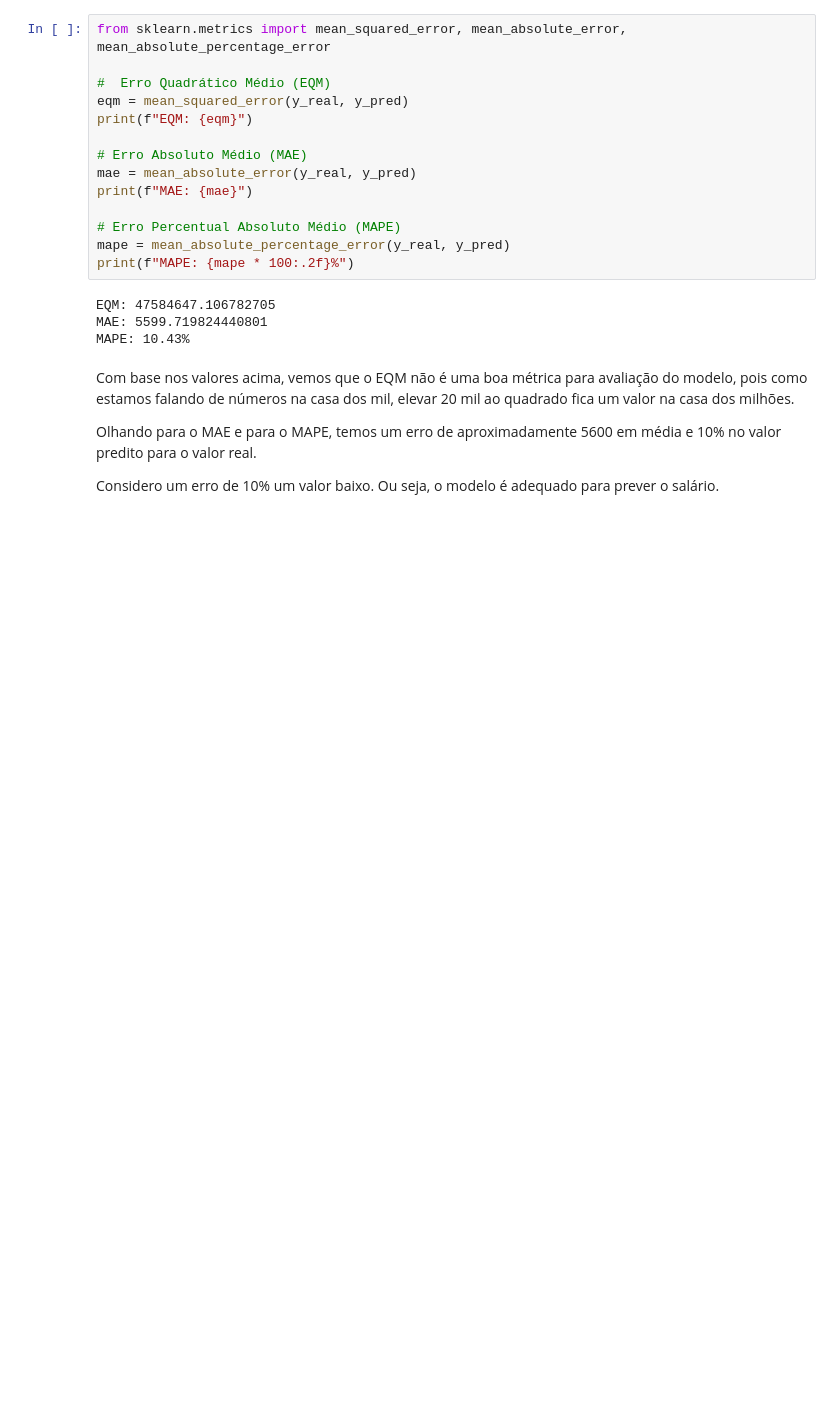
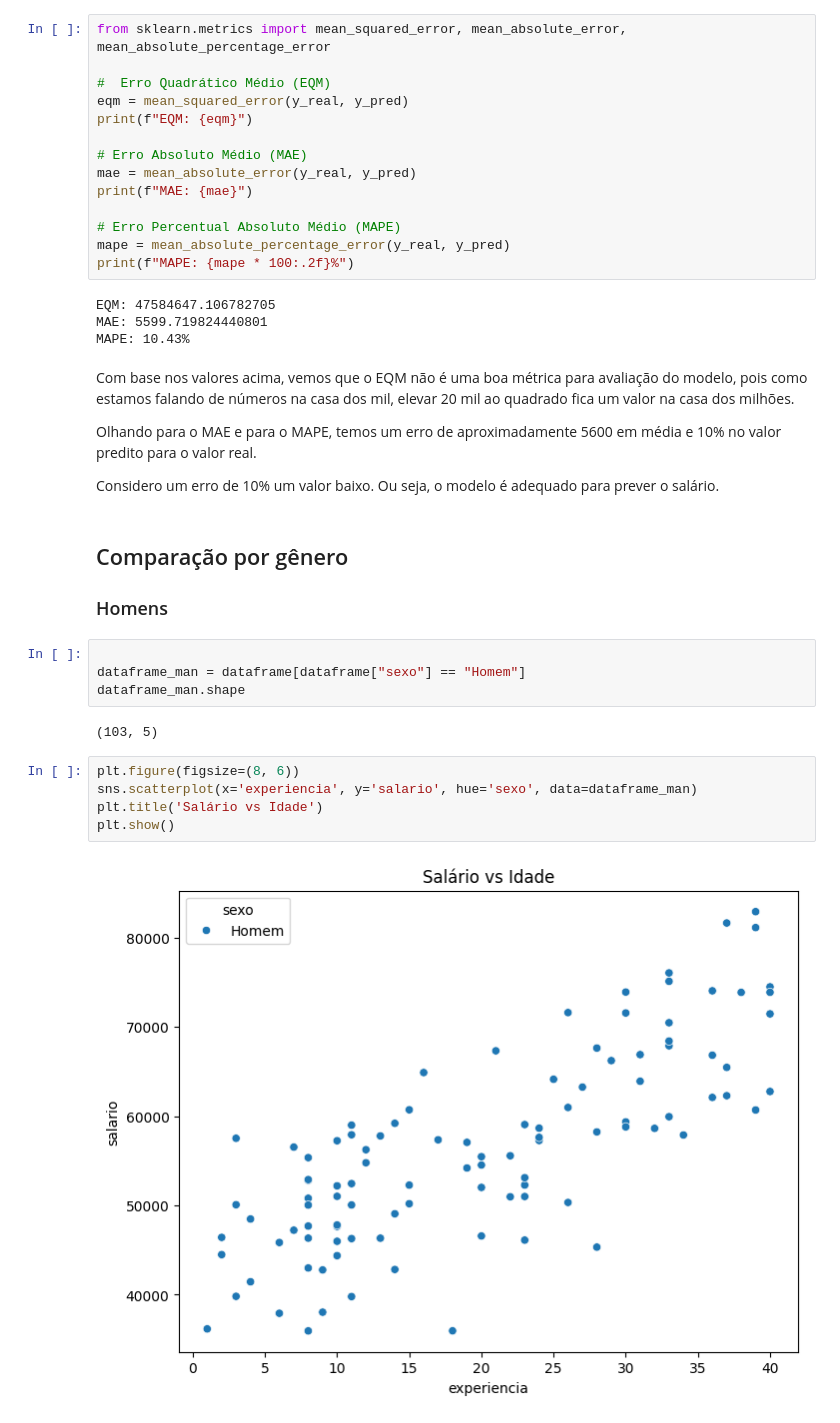
Before and after one commit to GodKelvin/pos-ia-dados-ufes, a Jupyter notebook: Regressão e Séries Temporais/Trab1_Regressao_Linear_Simples.ipynb, the cells around one changed output. Cells and saved outputs as stored; diff of their text form; blank space fills up the shorter version.

Commit message:
separando modelo por gênero

```diff
--- a/Regressão e Séries Temporais/Trab1_Regressao_Linear_Simples.ipynb
+++ b/Regressão e Séries Temporais/Trab1_Regressao_Linear_Simples.ipynb
@@ -264,3 +264,20 @@ Com base nos valores acima, vemos que o EQM não é uma boa métrica para avalia
 Olhando para o MAE e para o MAPE, temos um erro de aproximadamente 5600 em média e 10% no valor predito para o valor real.
 
 Considero um erro de 10% um valor baixo. Ou seja, o modelo é adequado para prever o salário.
+# %% [markdown]
+## Comparação por gênero
+
+### Homens
+# %%
+
+dataframe_man = dataframe[dataframe["sexo"] == "Homem"]
+dataframe_man.shape
+# %% [output]
+(103, 5)
+# %%
+plt.figure(figsize=(8, 6))
+sns.scatterplot(x='experiencia', y='salario', hue='sexo', data=dataframe_man)
+plt.title('Salário vs Idade')
+plt.show()
+# %% [output]
+[figure, added]
```
Also changed, not shown: parts of 22 cells of this notebook.
